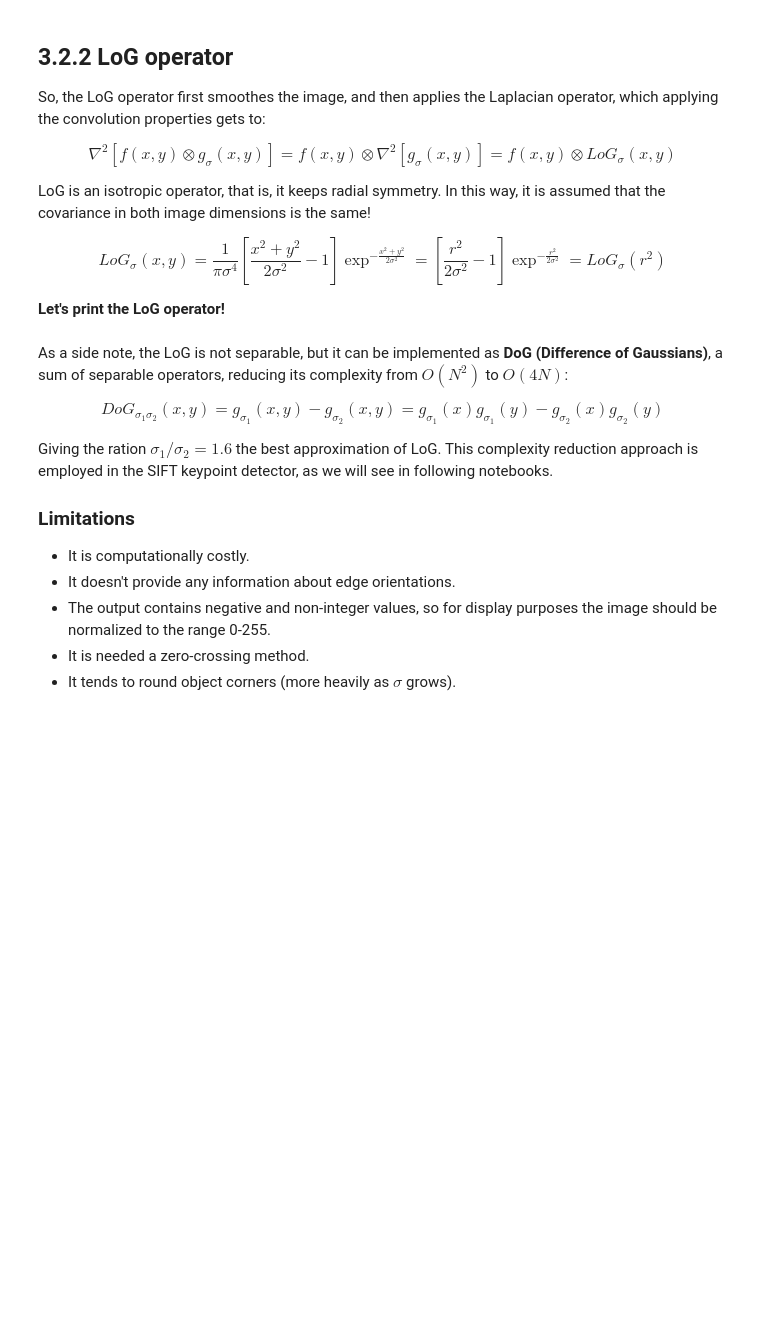
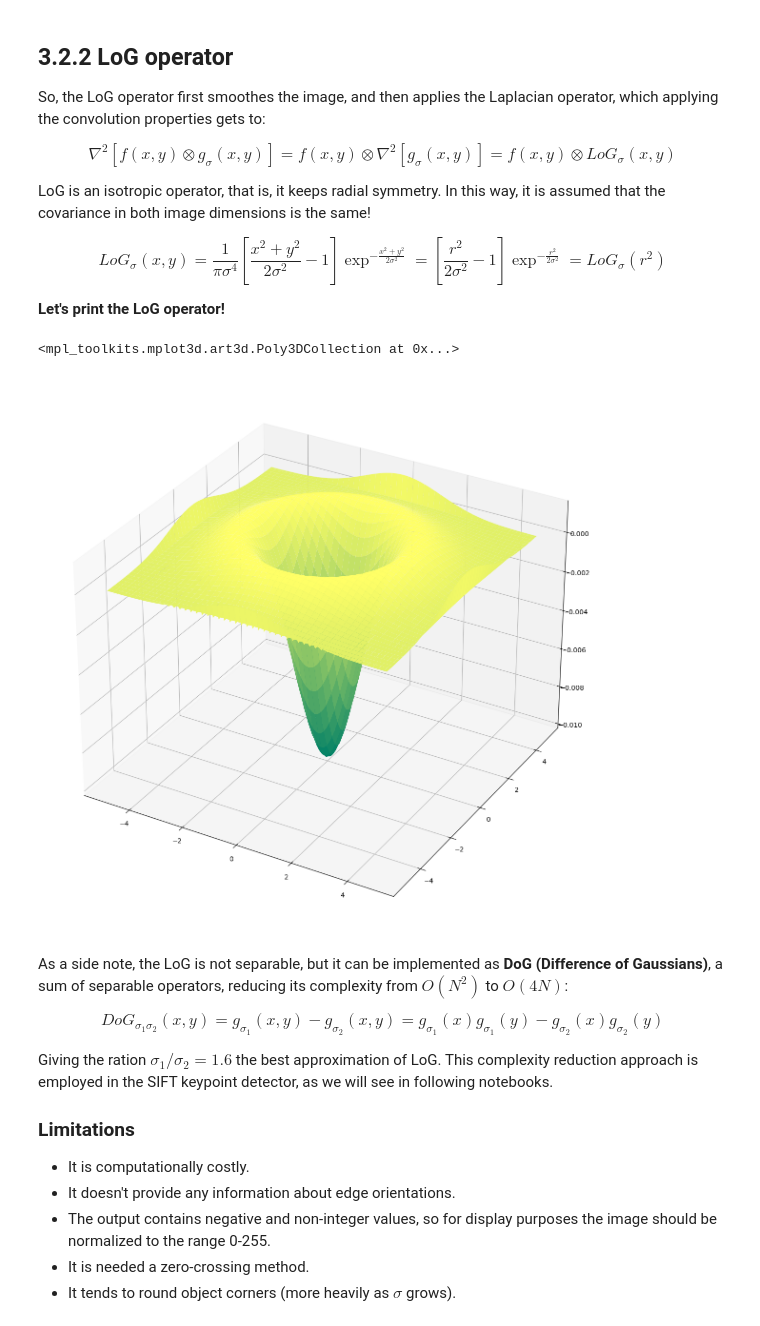
Before and after one commit to markisamiller/computer-vision-jupyter-notebooks-fall-2025-RDP, a Jupyter notebook: Chapter 03. Edge detection/3.2 Operators based on second derivative & Canny algorithm.ipynb, the cells around one changed output. Saved outputs shown, nothing was run; the diff lists cells and outputs as text; code cells hidden in the pictures; blank space fills up the shorter version.

```diff
--- a/Chapter 03. Edge detection/3.2 Operators based on second derivative & Canny algorithm.ipynb
+++ b/Chapter 03. Edge detection/3.2 Operators based on second derivative & Canny algorithm.ipynb
@@ -145,20 +145,23 @@ $$
 # %%
 # Gauss filter
 v = np.arange(-5,5,0.1)
 X, Y = np.meshgrid(v,v)
 covar = np.array([[2, 0],[0, 2]]) ## Assuming no correlation between X and Y
 gauss_filter = np.exp(-0.5*(X**2/covar[0][0]+Y**2/covar[1][1]))
 
 # Laplace filter
 laplace_filter = np.array(([[0,1,0],[1,-4,1],[0,1,0]]), dtype="float")
 
 # LoG operator
 LoG = cv2.filter2D(gauss_filter, -1, laplace_filter) # Convolve the two filters
 
 # Plot it!
 fig = plt.figure()
-ax = fig.gca(projection='3d') # Note: gca means 'get current axis'
-ax.plot_surface(X,Y,LoG,cmap='summer', edgecolor='none')
+ax = fig.add_subplot(111, projection='3d') # Create a 3D axis
+ax.plot_surface(X, Y, LoG, cmap='summer', edgecolor='none')
+# %% [output]
+<mpl_toolkits.mplot3d.art3d.Poly3DCollection at 0x...>
+[figure, added]
 # %% [markdown]
 As a side note, the LoG is not separable, but it can be implemented as **DoG (Difference of Gaussians)**, a sum of separable operators, reducing its complexity from $O(N^2)$ to $O(4N)$:
 
```
Also changed, not shown: parts of 7 cells of this notebook, 5 other files.
